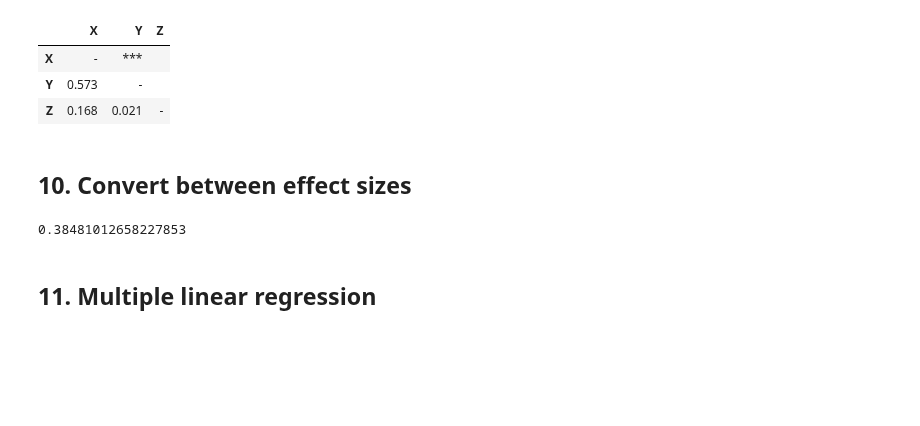
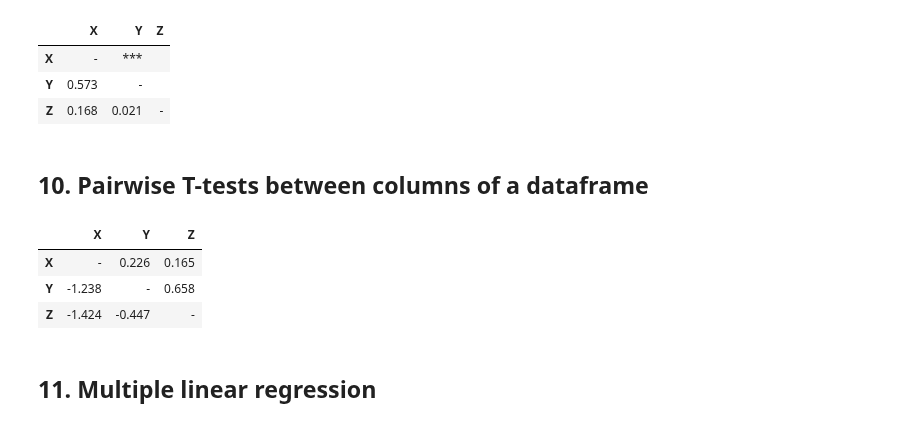
Before and after one commit to raphaelvallat/pingouin, a Jupyter notebook: notebooks/00_QuickStart.ipynb, the cells around one changed output. Cells and saved outputs as stored; diff of their text form; code cells hidden in the pictures; blank space fills up the shorter version.

```diff
--- a/notebooks/00_QuickStart.ipynb
+++ b/notebooks/00_QuickStart.ipynb
@@ -126,13 +126,15 @@ data[['X', 'Y', 'Z']].rcorr(method='spearman')
 | X | - | *** |  |
 | Y | 0.573 | - |  |
 | Z | 0.168 | 0.021 | - |
-# %% [markdown]
-## 10. Convert between effect sizes
-# %%
-# Convert from Cohen's d to Hedges' g
-pg.convert_effsize(0.4, 'cohen', 'hedges', nx=10, ny=12)
-# %% [output]
-0.38481012658227853
+# %% [markdown]
+## 10. Pairwise T-tests between columns of a dataframe
+# %%
+data.ptests(paired=True, stars=False)
+# %% [output]
+|  | X | Y | Z |
+| X | - | 0.226 | 0.165 |
+| Y | -1.238 | - | 0.658 |
+| Z | -1.424 | -0.447 | - |
 # %% [markdown]
 ## 11. Multiple linear regression
 # %%
```
Also changed, not shown: parts of 1 cell of this notebook, 6 other files.
